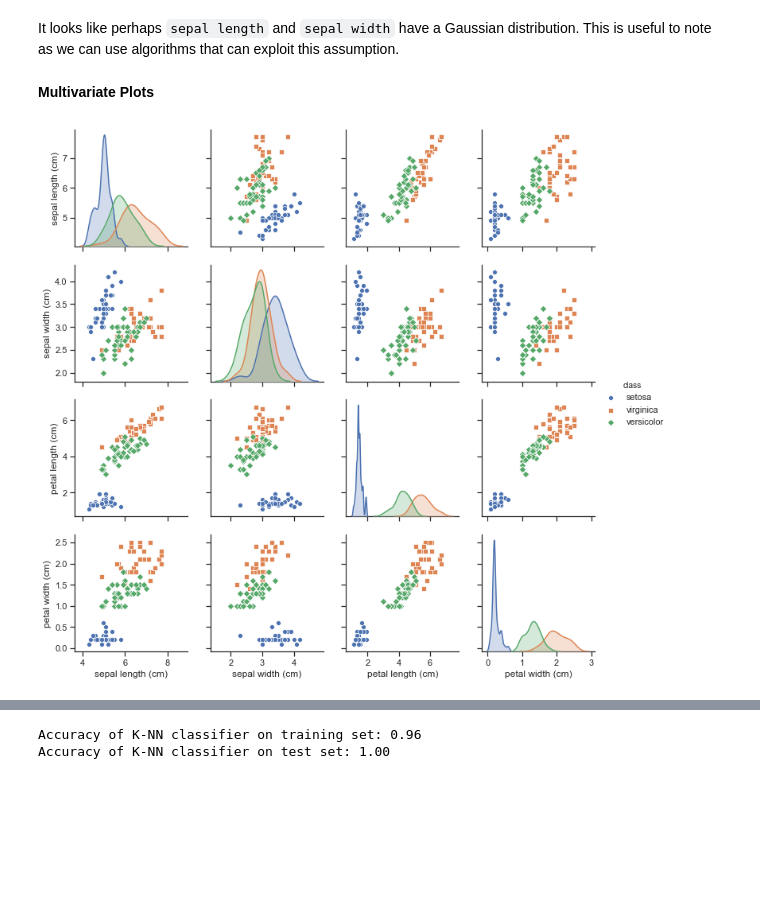
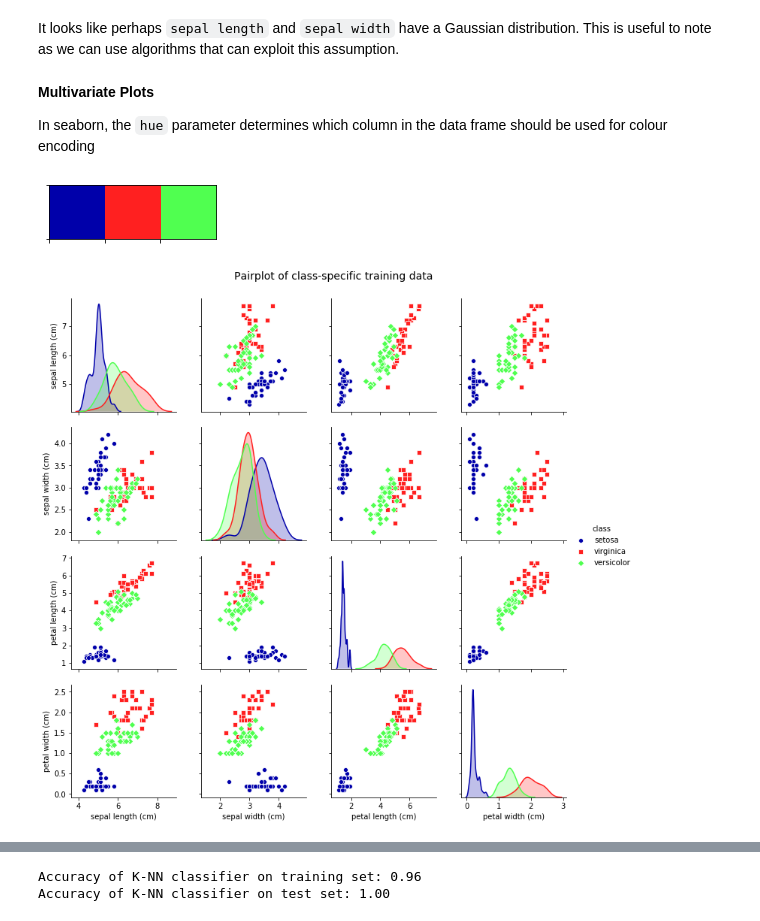
Before and after one commit to oercompbiomed/Seili-2019, a Jupyter notebook: notebooks/1.3-scikit-learn-basics.ipynb, the cells around one changed output, grey strips where cells are left out. Cells and saved outputs as stored; diff of their text form; code cells hidden in the pictures; blank space fills up the shorter version.

```diff
--- a/notebooks/1.3-scikit-learn-basics.ipynb
+++ b/notebooks/1.3-scikit-learn-basics.ipynb
@@ -329,11 +330,19 @@ plt.show()
 # %% [markdown]
 It looks like perhaps `sepal length` and `sepal width` have a Gaussian distribution. This is useful to note as we can use algorithms that can exploit this assumption.
-# %% [markdown]
-**Multivariate Plots**
+# %% [markdown]
+**Multivariate Plots**
+
+In seaborn, the `hue` parameter determines which column in the data frame should be used for colour encoding
+# %%
+mycol = ['#0000aa', '#ff2020', '#50ff50'] # 0, 2, 1: setosa virginica versicolor
+#sns.palplot(sns.color_palette('bright', n_colors=3, desat=1))
+sns.palplot(sns.color_palette(mycol))
+# %% [output]
+[figure, added]
 # %%
-import seaborn as sns
-
-sns.pairplot(train_Xy_df, diag_kind='kde', hue='class', markers=["o", "s", "D"])
-plt.show()
+# Seaborn pairplot
+g = sns.pairplot(train_Xy_df, diag_kind='kde', hue='class', markers=["o", "s", "D"], palette=mycol)
+g.fig.suptitle('Pairplot of class-specific training data', y=1.03, size=14) # y= some height>1
+plt.show(g)
 # %% [output]
-[figure, old version]
+[figure, new version]
```
Also changed, not shown: parts of 19 cells of this notebook.
